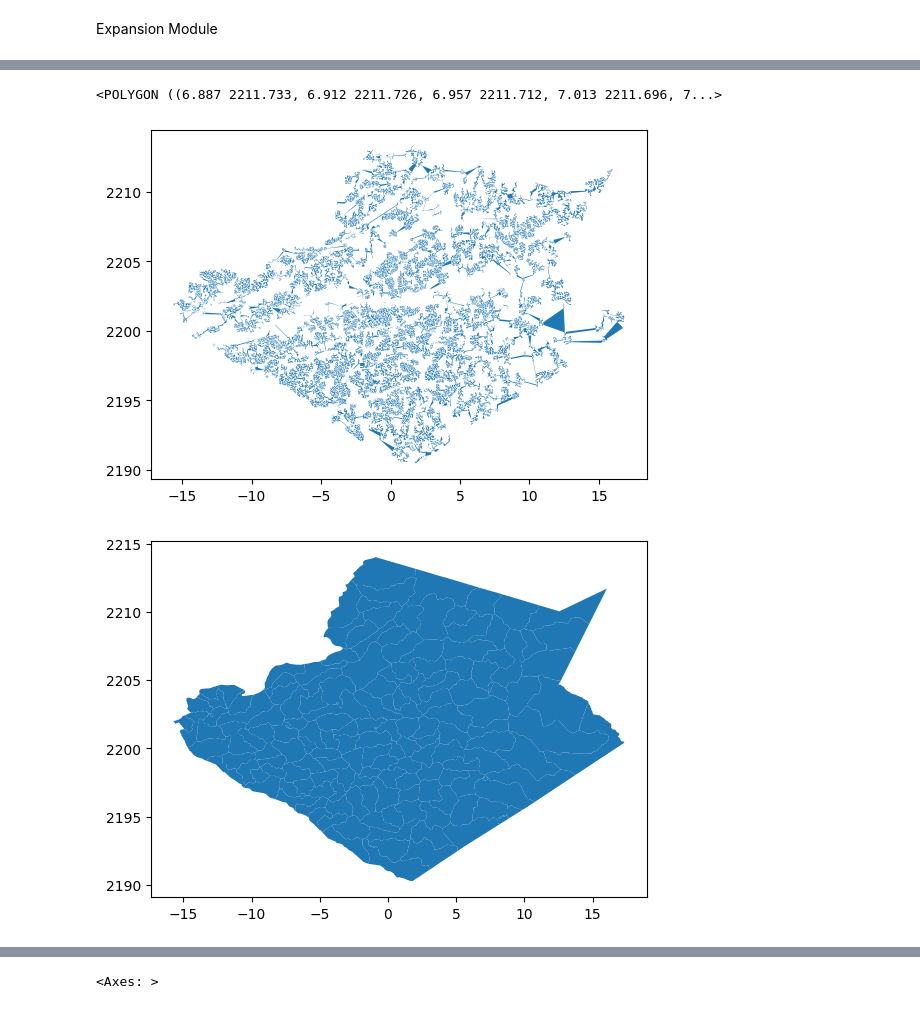
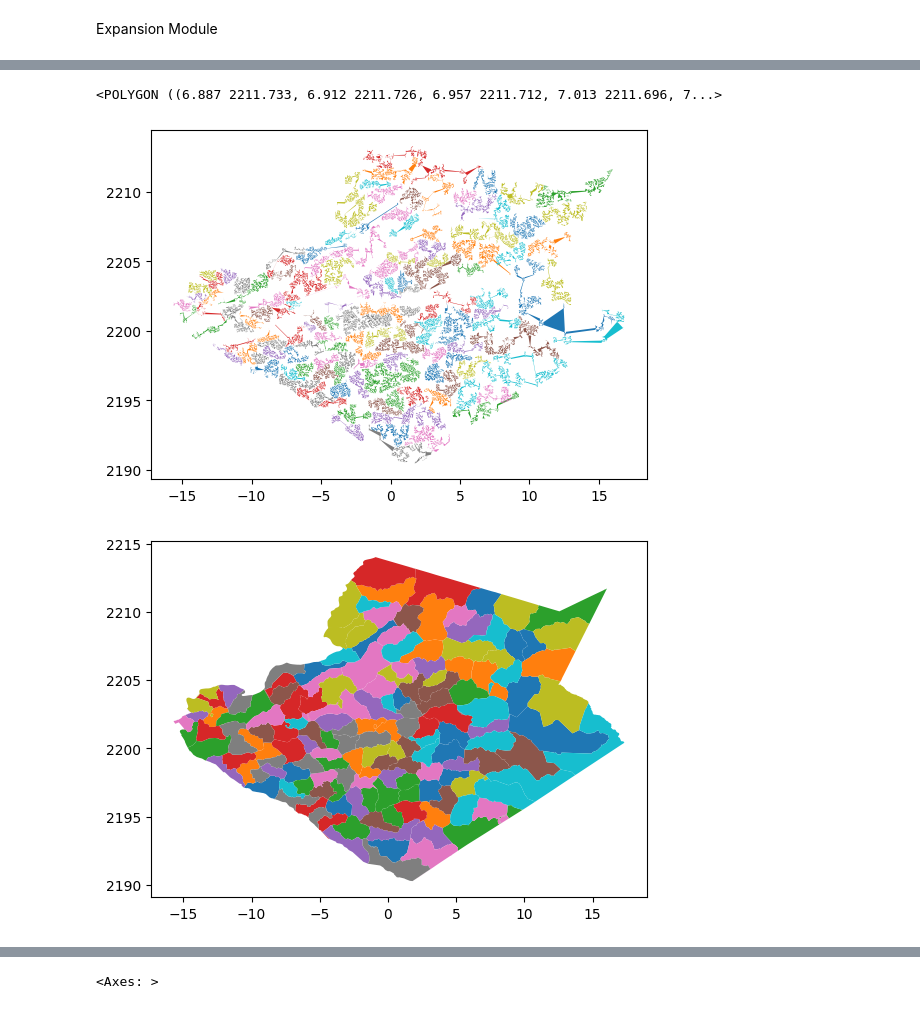
Before and after one commit to HenryRandall/precinct_creator, a Jupyter notebook: precinct_creator_0_2.ipynb, the cells around one changed output, grey strips where cells are left out. Drawn from its saved outputs; the diff is of its cells as text; code cells hidden in the pictures.

```diff
--- a/precinct_creator_0_2.ipynb
+++ b/precinct_creator_0_2.ipynb
@@ -103,5 +103,5 @@ for precinct_name in precinct_names:
   hull = multipoint.concave_hull()
   precinct_list.append({'PrecinctName': precinct_name, 'geometry': hull[0]})
 
-precinct_df = gpd.GeoDataFrame(precinct_list, geometry='geometry', crs=crs)
+precinct_hulls = gpd.GeoDataFrame(precinct_list, geometry='geometry', crs=crs)
 # %%
@@ -118,52 +118,38 @@ Expansion Module
 # %%
 # New Expansion Module
 # Remove Overlaps in original creator
-precinct_df_3=precinct_df.copy()
-precinct_df_3['geometry'] = precinct_df_3['geometry'].to_crs(crs)
-print(precinct_df_3.shape)
-poly = precinct_df_3.geometry
+precinct_gdf=precinct_hulls.copy()
+precinct_gdf['geometry'] = precinct_gdf['geometry'].to_crs(crs)
+poly = precinct_gdf.geometry
 for p1_idx, p2_idx in combinations(poly.index, 2):
     if poly.loc[p1_idx].overlaps(poly.loc[p2_idx]):
         # Store intermediary results back to poly
         poly.loc[p1_idx], poly.loc[p2_idx] = overlap_resolver(poly.loc[p1_idx],poly.loc[p2_idx])
-precinct_df_3['geometry'] = poly
-precinct_df_3 = precinct_df_3.explode()
-precinct_df_3 = precinct_df_3[precinct_df_3.geometry.geom_type != 'LineString']
-precinct_df_3['area']=precinct_df_3.geometry.area
-precinct_df_3 = precinct_df_3[precinct_df_3['area'] > precinct_df_3['area'].mean()*removal_thresh]
-precinct_df_3 = precinct_df_3.drop(['area'],axis=1)
-precinct_df_3 = precinct_df_3.dissolve(by='PrecinctName')
-precinct_df_3 = precinct_df_3.reset_index()
+poly = shape_conditioner(poly)
+precinct_gdf['geometry'] = poly
+
 
 
 # Loop until hitting minimum coverage
-while precinct_df_3.geometry.union_all().area < (county_shape.area)*threshhold:
-  print(precinct_df_3.shape)
-  print(precinct_df_3.geometry.union_all().area/(county_shape.area))
+while precinct_gdf.geometry.union_all().area < (county_shape.area)*threshhold:
+  print(precinct_gdf.geometry.union_all().area/(county_shape.area))
   # Simplify to make sure that it isnt getting increasingly complex
-  precinct_df_3['geometry'] = precinct_df_3.simplify(step_size).make_valid()
-  precinct_df_expanded = precinct_df_3.copy()
+  precinct_gdf['geometry'] = precinct_gdf.simplify(step_size).make_valid()
+  precinct_gdf_expanded = precinct_gdf.copy()
   # Expand by one step to eat out unassigned land
-  precinct_df_expanded.geometry = precinct_df_expanded.geometry.buffer(step_size)
+  precinct_gdf_expanded.geometry = precinct_gdf_expanded.geometry.buffer(step_size)
 
   # Cut out any additions that were part of a different precincts original hull
-  poly_orig = precinct_df_3.geometry
-  poly_expand = precinct_df_expanded.geometry
+  poly_orig = precinct_gdf.geometry
+  poly_orig = shape_conditioner(poly_orig)
+  poly_expand = precinct_gdf_expanded.geometry
   for p1_idx, p2_idx in combinations(poly_orig.index, 2):
     try:
       if poly_expand.loc[p1_idx].boundary.intersects(poly_expand.loc[p2_idx].boundary):
         poly_expand.loc[p1_idx] -= poly_orig.loc[p2_idx]
         poly_expand.loc[p2_idx] -= poly_orig.loc[p1_idx]
     except:
-      precinct_df_expanded['geometry'] = poly_expand
-      precinct_df_expanded = precinct_df_expanded.explode()
-      precinct_df_expanded = precinct_df_expanded[precinct_df_expanded.geometry.geom_type != 'LineString']
-      precinct_df_expanded['area']=precinct_df_expanded.geometry.area
-      precinct_df_expanded = precinct_df_expanded[precinct_df_expanded['area'] > precinct_df_expanded['area'].mean()*removal_thresh]
-      precinct_df_expanded = precinct_df_expanded.drop(['area'],axis=1)
-      precinct_df_expanded = precinct_df_expanded.dissolve(by='PrecinctName')
-      precinct_df_expanded = precinct_df_expanded.reset_index()
-      poly_expand = precinct_df_expanded.geometry
+      poly_expand = shape_conditioner(poly_expand)
       if poly_expand.loc[p1_idx].boundary.intersects(poly_expand.loc[p2_idx].boundary):
         poly_expand.loc[p1_idx] -= poly_orig.loc[p2_idx]
         poly_expand.loc[p2_idx] -= poly_orig.loc[p1_idx]
@@ -174,30 +160,16 @@ while precinct_df_3.geometry.union_all().area < (county_shape.area)*threshhold:
       if poly_expand.loc[p1_idx].boundary.intersects(poly_expand.loc[p2_idx].boundary):
         poly_expand.loc[p1_idx], poly_expand.loc[p2_idx] = overlap_resolver(poly_expand.loc[p1_idx],poly_expand.loc[p2_idx])
     except:
-      precinct_df_expanded['geometry'] = poly_expand
-      precinct_df_expanded = precinct_df_expanded.explode()
-      precinct_df_expanded = precinct_df_expanded[precinct_df_expanded.geometry.geom_type != 'LineString']
-      precinct_df_expanded['area']=precinct_df_expanded.geometry.area
-      precinct_df_expanded = precinct_df_expanded[precinct_df_expanded['area'] > precinct_df_expanded['area'].mean()*removal_thresh]
-      precinct_df_expanded = precinct_df_expanded.drop(['area'],axis=1)
-      precinct_df_expanded = precinct_df_expanded.dissolve(by='PrecinctName')
-      precinct_df_expanded = precinct_df_expanded.reset_index()
-      poly_expand = precinct_df_expanded.geometry
+      poly_expand = shape_conditioner(poly_expand)
       if poly_expand.loc[p1_idx].boundary.intersects(poly_expand.loc[p2_idx].boundary):
         poly_expand.loc[p1_idx], poly_expand.loc[p2_idx] = overlap_resolver(poly_expand.loc[p1_idx],poly_expand.loc[p2_idx])
 
+  poly_expand = gpd.clip(poly_expand, county_shape)
+  poly_expand = shape_conditioner(poly_expand)
+  precinct_gdf['geometry'] = poly_expand
 
-  precinct_df_3['geometry'] = poly_expand
-  precinct_df_3 = gpd.clip(precinct_df_3, county_shape)
-  precinct_df_3 = precinct_df_3.explode()
-  precinct_df_3 = precinct_df_3[precinct_df_3.geometry.geom_type != 'LineString']
-  precinct_df_3['area']=precinct_df_3.geometry.area
-  precinct_df_3 = precinct_df_3[precinct_df_3['area'] > precinct_df_3['area'].mean()*removal_thresh]
-  precinct_df_3 = precinct_df_3.drop(['area'],axis=1)
-  precinct_df_3 = precinct_df_3.dissolve(by='PrecinctName')
-  precinct_df_3 = precinct_df_3.reset_index()
 
-precinct_df.plot()
-precinct_df_3.plot()
+precinct_hulls.plot(column='PrecinctName', legend=False)
+precinct_gdf.plot(column='PrecinctName', legend=False)
 county_shape
 # %% [output]
@@ -221,6 +193,6 @@ county_shape
 <POLYGON ((6.887 2211.733, 6.912 2211.726, 6.957 2211.712, 7.013 2211.696, 7...>
-[figure, old version]
+[figure, new version]
-[figure, old version]
+[figure, new version]
 # %%
 # Evaluator
 control_precincts = gpd.read_file("/content/GA-PRECINCTS2022-SHAPE.shp")
```
Also changed, not shown: parts of 7 cells of this notebook.
